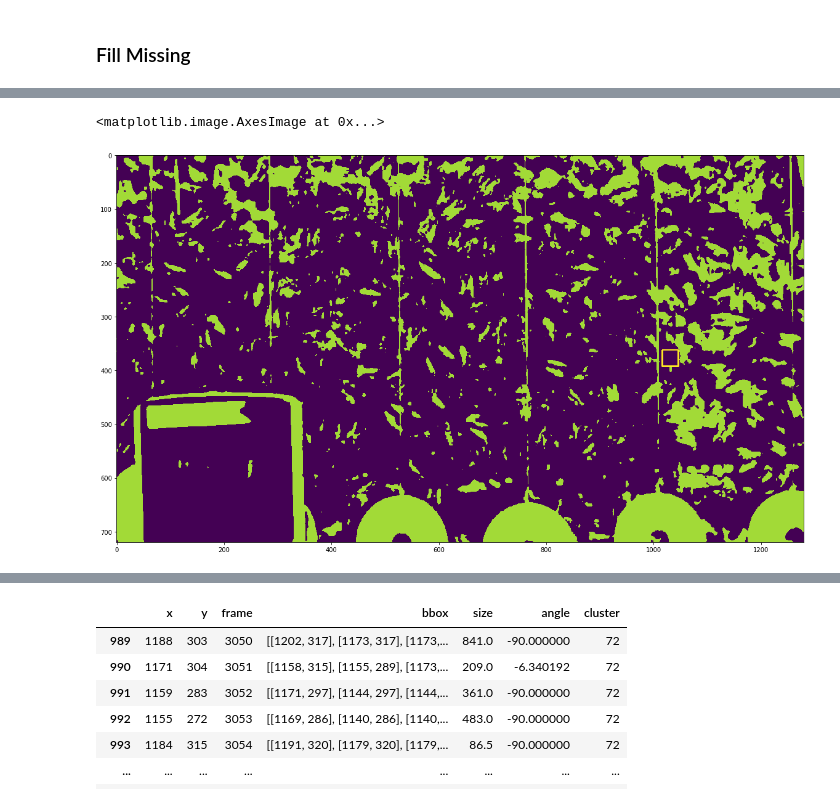
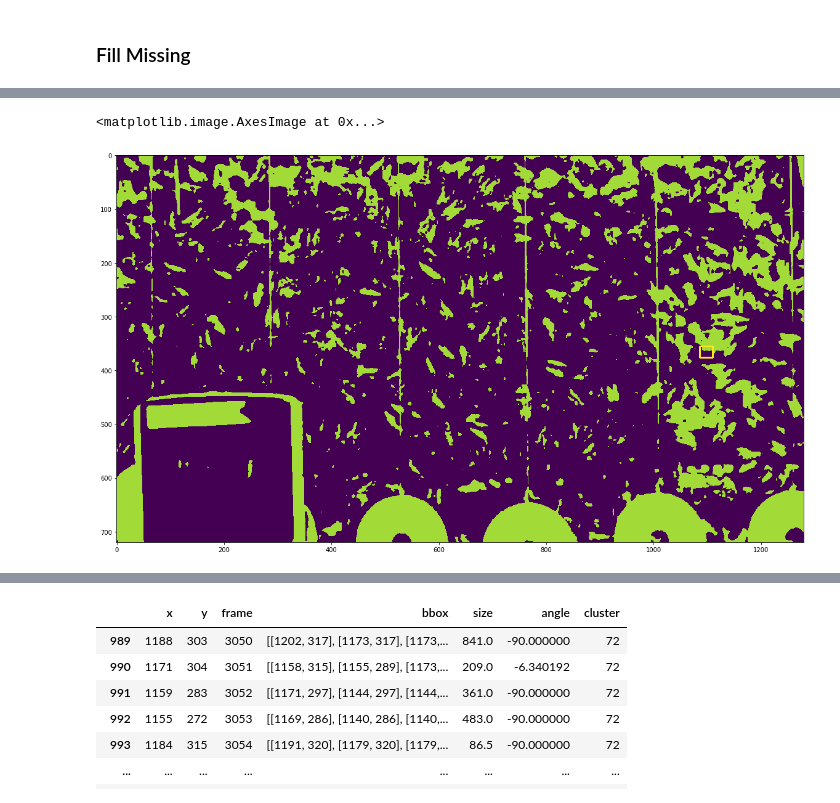
Before and after one commit to Jreece18/WaggleDanceTracker, a Jupyter notebook: TidyDataset.ipynb, the cells around one changed output, grey strips where cells are left out. Cells and saved outputs as stored; diff of their text form; code cells hidden in the pictures.

Commit message:
Mostly working, will attempt to alter duplicate removal code to only consider previous point

```diff
--- a/TidyDataset.ipynb
+++ b/TidyDataset.ipynb
@@ -378,11 +392,15 @@ while counter < end:
         x, y = waggle.loc[0, 'x'], waggle.loc[0, 'y']
         bbox = x-15, y-15, 30, 30
         print(prev_bbox, bbox)
+        # If found is false, either false positive in detection DF or false positive in previous frame
         found, prev_bbox = anchorBox(bbox, prev_bbox, avg)
 
     # If frame not in df, use tracker to fill in the missing
-    if counter in missing:
-        print('Missing')
+    if counter in missing: #or found is False:
+        if counter in missing:
+            print('Missing')
+#         else:
+#             print('DF False positive')
         bbox = prev_bbox[0] - 5, prev_bbox[1] - 5, prev_bbox[2] + 10, prev_bbox[3] + 10
         print(prev_bbox, bbox)
 
@@ -393,29 +411,35 @@ while counter < end:
         break
 
 
-    # Find contour from bbox and get information
+    # FIX needed here to prevent jumping
+    """ Current idea: Degrade around the outside + 10 of prev_bbox, then use prev_bbox + 5 for Contour detection.
+        Found needs to be checked for 'missing' too."""
+
+    # Erode outside bounding box, no operation inside the bounding box
+    save = opening[bbox[1]:bbox[1]+bbox[3], bbox[0]:bbox[0]+bbox[2]]
+    opening = cv2.erode(opening, kernel, iterations=3)
+    opening[bbox[1]:bbox[1]+bbox[3], bbox[0]:bbox[0]+bbox[2]] = save
+
+
+    # Find contour from bbox. If None, lower threshold inside the bounding box
     contour = findROIContour(opening, bbox)
     if contour is None:
         print('Contour None')
         contour = findROIContour(thresh, bbox)
         opening = thresh # For findFullContour
     # If contour still None, dilate
-    i = 0
     low = thresh_min
     while contour is None or cv2.contourArea(contour) <= 80: # or too small
         print('Contour still none')
         low -= 5
-        thresh = cv2.threshold(gray, low, 220, cv2.THRESH_BINARY)[1]
+        thresh = cv2.threshold(gray, low, thresh_max, cv2.THRESH_BINARY)[1]
         opening[bbox[1]:bbox[1]+bbox[3], bbox[0]:bbox[0]+bbox[2]] = thresh[bbox[1]:bbox[1]+bbox[3], bbox[0]:bbox[0]+bbox[2]]
         contour = findROIContour(opening, bbox)
         #opening = dilate # For findFullContour
-        i += 1
-        if i > 10: # Potentially be removed
-            break
+
     roi_contour = contour # Save for use in findFullContour failure
     # Readjust centre and find full contour outside ROI
     centre = getContourMoment(contour)
-    print(centre)
     contour = findFullContour(opening, centre)
     # If contour too large, erode image, then use ROI
     while cv2.contourArea(contour) > clust['size'].max():
@@ -423,10 +447,23 @@ while counter < end:
         bbox = centre[0]-15, centre[1]-15, 30, 30
         contour = findROIContour(opening, bbox)
         if contour is None:
+            print('Using previous ROI contour')
             contour = roi_contour
             break
     rect, box = getFittedBox(contour)
     bbox = rotatedBoxConverter(box)
+
+    found, prev_bbox = anchorBox(bbox, prev_bbox, avg)
+
+    if found is not True:
+        print('Found is False')
+        contour = roi_contour
+        centre = getContourMoment(contour)
+        bbox = centre[0]-15, centre[1]-15, 30, 30
+        contour = findROIContour(opening, bbox)
+        rect, box = getFittedBox(contour)
+        bbox = rotatedBoxConverter(box)
+
     if bbox[2]*bbox[3] > avg*1.5:
         print('Too Large')
         # Re-centre ROI to contour, and get bbox on cropped contour
@@ -464,7 +501,7 @@ while counter < end:
         if cv2.waitKey(0) & 0xFF == ord('c'):
             pass
 
-    final_df.loc[len(final_df)] = [centre[0], centre[1], counter, box, size, angle, cluster]
+    final_df.loc[len(final_df)] = [centre[0], centre[1], counter, bbox, size, angle, cluster]
 
     movement = moveDirection(prev_bbox, bbox) # Track direction of box movement
     prev_bbox = bbox
@@ -495,28 +534,29 @@ Missing
 # %%
 bbox
+cap = cv2.VideoCapture('../Bees10.mov')
 cap.set(1, 6)
 ret, frame = cap.read()
 
 # Preprocessing
 gray = cv2.cvtColor(frame, cv2.COLOR_BGR2GRAY)
 gray = cv2.GaussianBlur(gray, (15,15), 1)
 thresh = cv2.threshold(gray, 120, 220, cv2.THRESH_BINARY)[1]
 kernel = np.ones((2,2),np.uint8)
 opening = cv2.morphologyEx(thresh, cv2.MORPH_OPEN, kernel, iterations=2)
 opening = cv2.erode(opening, kernel, iterations=1)
 dilate = cv2.dilate(opening, kernel, iterations=5)
 dilate = cv2.threshold(gray, 100, 220, cv2.THRESH_BINARY)[1]
 opening[bbox[1]:bbox[1]+bbox[3], bbox[0]:bbox[0]+bbox[2]] = dilate[bbox[1]:bbox[1]+bbox[3], bbox[0]:bbox[0]+bbox[2]]
 
 
 p1 = (int(bbox[0]), int(bbox[1]))
 p2 = (int(bbox[0] + bbox[2]), int(bbox[1] + bbox[3]))
 cv2.rectangle(thresh, p1, p2, (255, 0, 0), 2, 1)
 plt.figure(figsize=(20,20))
 plt.imshow(thresh)
 # %% [output]
 <matplotlib.image.AxesImage at 0x...>
-[figure, old version]
+[figure, new version]
 # %%
 dilate[bbox[1]:bbox[1]+bbox[3], bbox[0]:bbox[0]+bbox[2]]
 # %% [output]
```
Also changed, not shown: parts of 13 cells of this notebook.
